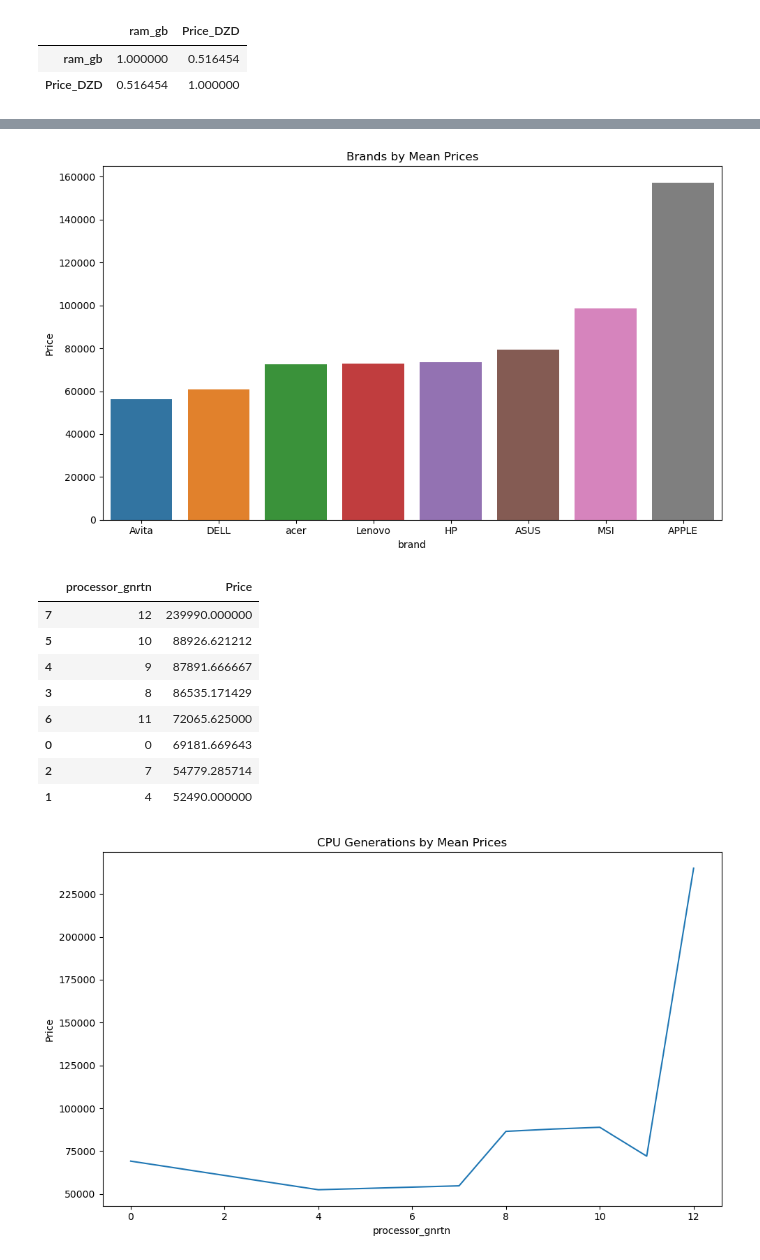
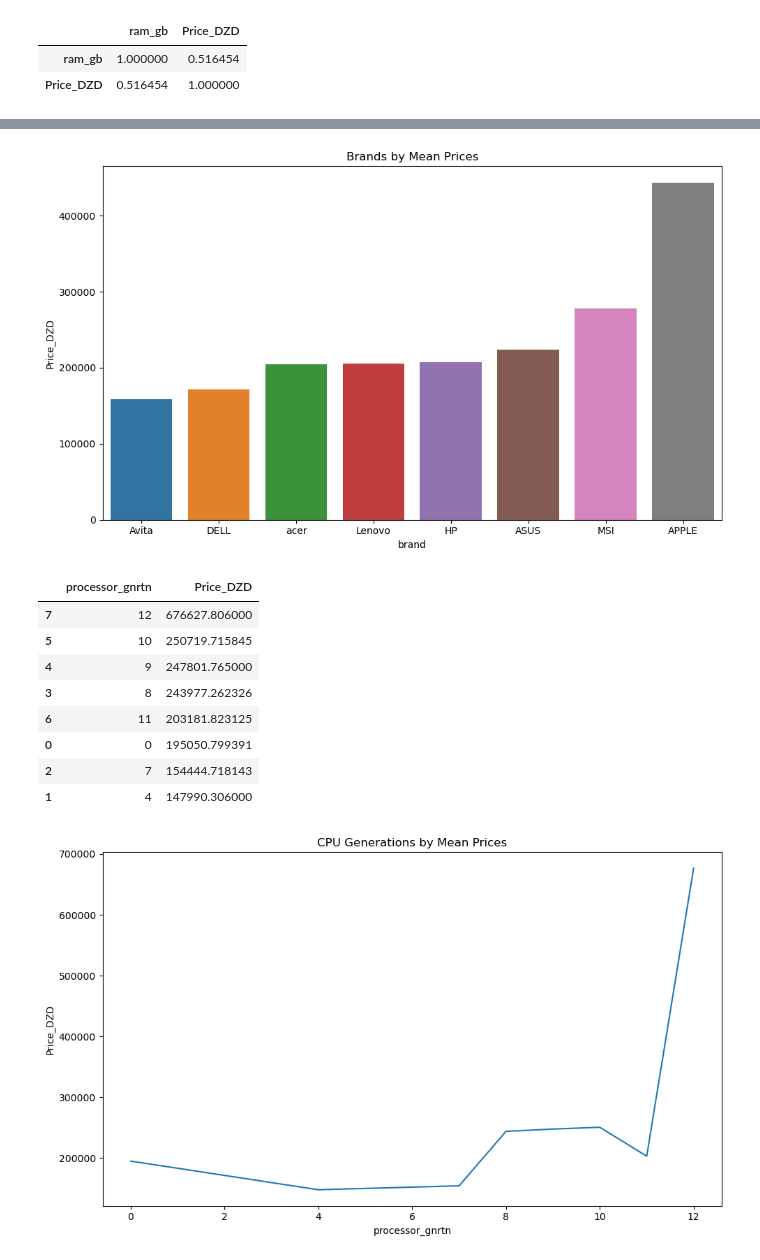
Before and after one commit to belhaddadmohamed/Kaggle-Competitions-Data-Analytics, a Jupyter notebook: DS - Laptop Prices/laptop-prices.ipynb, the cells around one changed output, grey strips where cells are left out. Drawn from its saved outputs; the diff is of its cells as text; code cells hidden in the pictures.

```diff
--- a/DS - Laptop Prices/laptop-prices.ipynb
+++ b/DS - Laptop Prices/laptop-prices.ipynb
@@ -317,31 +317,31 @@ brands_df
 # %%
 fig, ax = plt.subplots(figsize=(10, 6))
-sns.barplot(data=brands_df, x='brand', y='Price', ax=ax)
+sns.barplot(data=brands_df, x='brand', y='Price_DZD', ax=ax)
 plt.title('Brands by Mean Prices')
 plt.tight_layout()
 plt.show()
 # %% [output]
-[figure, old version]
+[figure, new version]
 # %%
 # 📉 Price vs. CPU Generation: Does newer generation significantly increase price?
-cpu_gen_df = df.groupby(by='processor_gnrtn', as_index=False)['Price'].mean().sort_values(by='Price', ascending=False)
+cpu_gen_df = df.groupby(by='processor_gnrtn', as_index=False)['Price_DZD'].mean().sort_values(by='Price_DZD', ascending=False)
 cpu_gen_df
 # %% [output]
-|  | processor_gnrtn | Price |
-| 7 | 12 | 239990.000000 |
-| 5 | 10 | 88926.621212 |
-| 4 | 9 | 87891.666667 |
-| 3 | 8 | 86535.171429 |
-| 6 | 11 | 72065.625000 |
-| 0 | 0 | 69181.669643 |
-| 2 | 7 | 54779.285714 |
-| 1 | 4 | 52490.000000 |
+|  | processor_gnrtn | Price_DZD |
+| 7 | 12 | 676627.806000 |
+| 5 | 10 | 250719.715845 |
+| 4 | 9 | 247801.765000 |
+| 3 | 8 | 243977.262326 |
+| 6 | 11 | 203181.823125 |
+| 0 | 0 | 195050.799391 |
+| 2 | 7 | 154444.718143 |
+| 1 | 4 | 147990.306000 |
 # %%
 fig, ax = plt.subplots(figsize=(10, 6))
-sns.lineplot(data=cpu_gen_df, x='processor_gnrtn', y='Price', markers='o', ax=ax)
+sns.lineplot(data=cpu_gen_df, x='processor_gnrtn', y='Price_DZD', markers='o', ax=ax)
 plt.title('CPU Generations by Mean Prices')
 plt.tight_layout()
 plt.show()
 # %% [output]
-[figure, old version]
+[figure, new version]
 # %%
```
Also changed, not shown: parts of 9 cells of this notebook, 5 other files.
